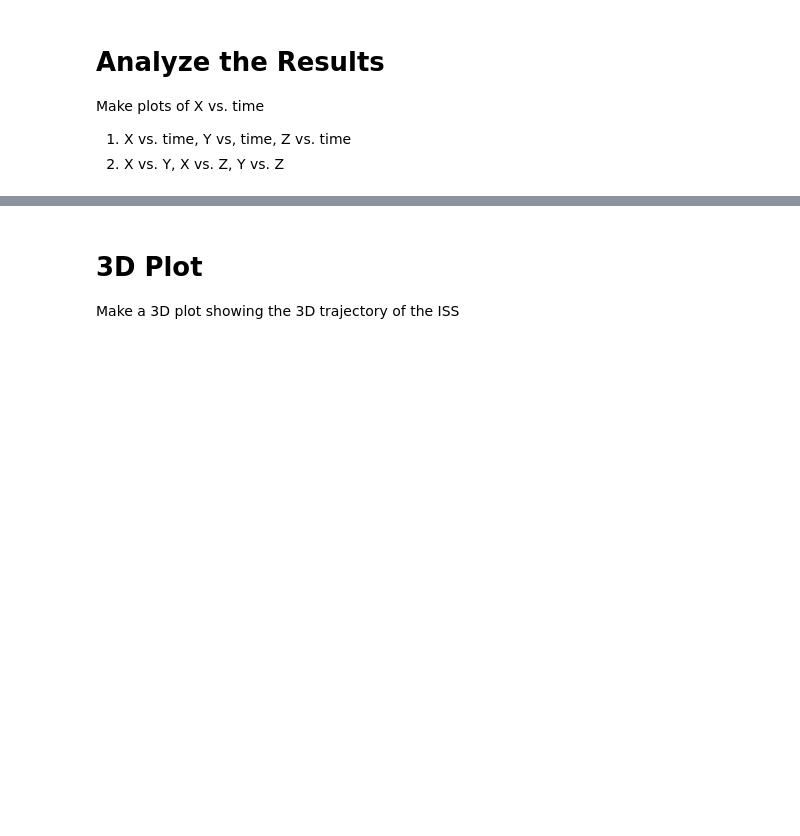
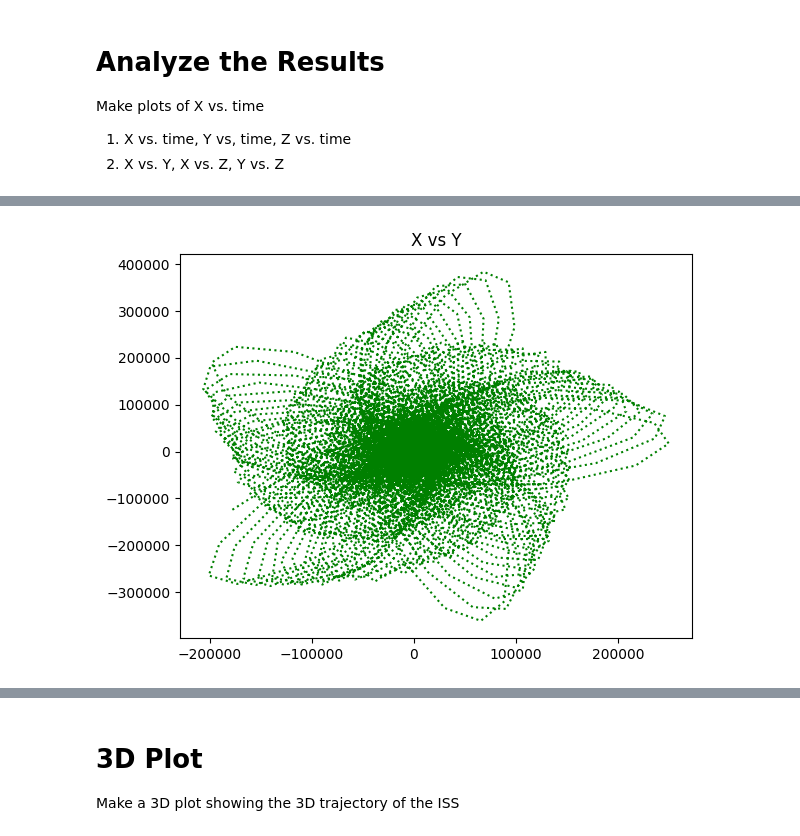
Before and after one commit to Tsclonetrooper/Phys-3511-Fall24, a Jupyter notebook: Module02/InClass/In-Class-Book-Orbits.ipynb, the cells around one changed output, grey strips where cells are left out. Cells and saved outputs as stored; diff of their text form; code cells hidden in the pictures; blank space fills up the shorter version.

```diff
--- a/Module02/InClass/In-Class-Book-Orbits.ipynb
+++ b/Module02/InClass/In-Class-Book-Orbits.ipynb
@@ -70,0 +113,7 @@ Make plots of X vs. time
+# %%
+fig = plt.figure('x vs y')
+axes = fig.add_axes([0.2,0.2,0.8,0.8])
+axes.plot(x,y,':g',label=r'$Scipy (RK45)$')
+axes.set_title('X vs Y');
+# %% [output]
+[figure, added]
```
Also changed, not shown: parts of 7 cells of this notebook.
